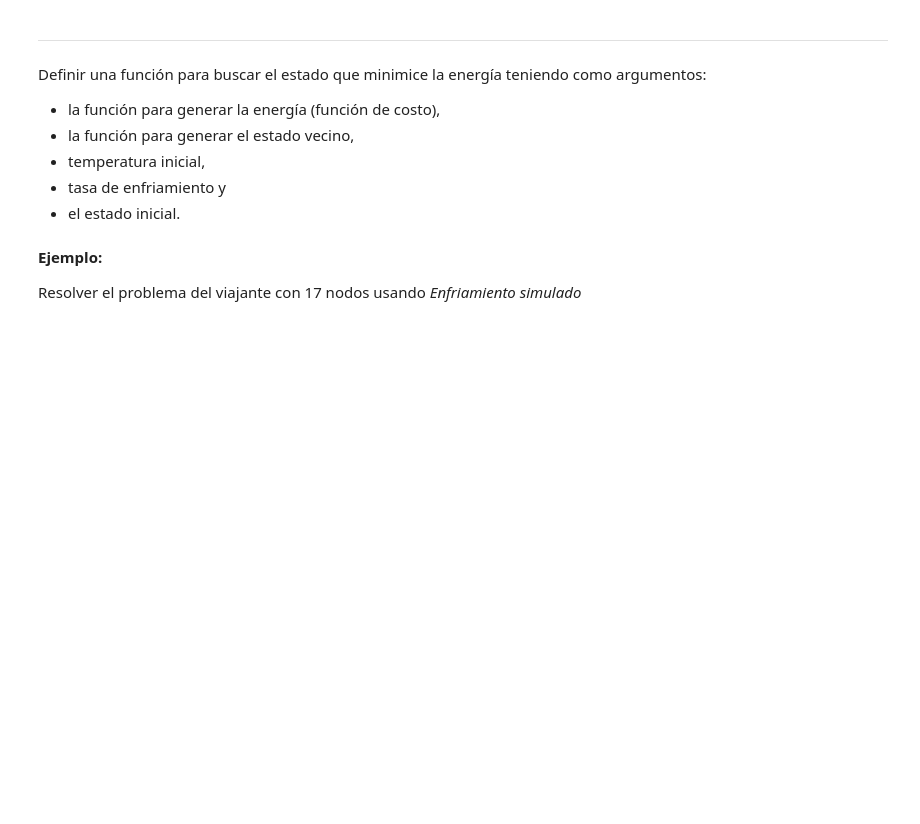
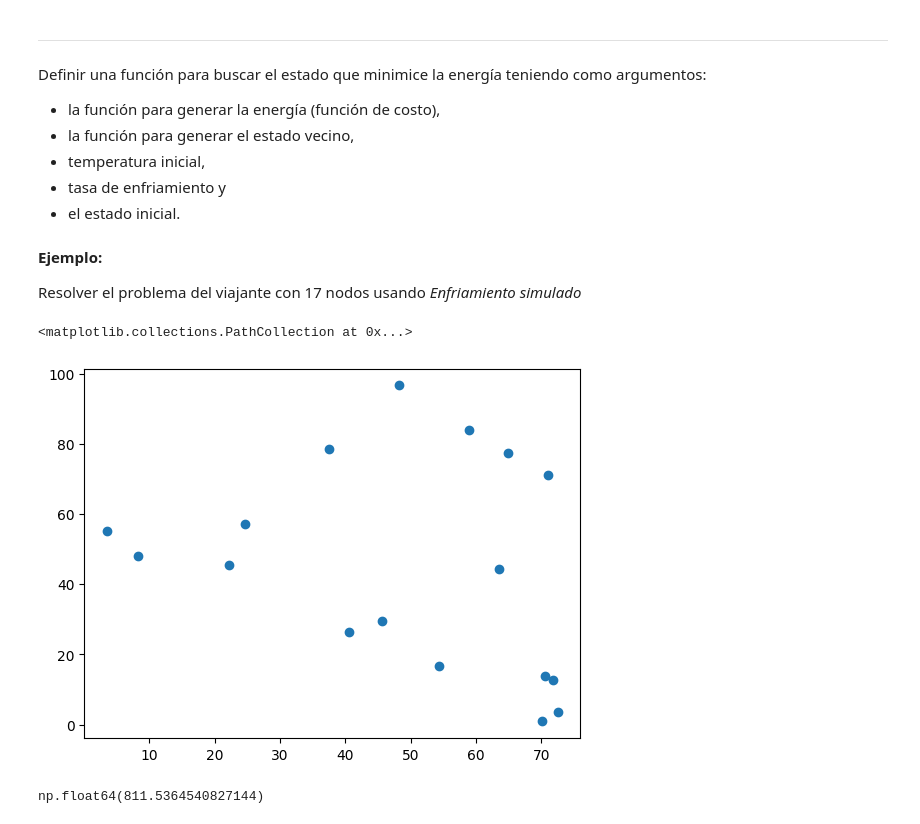
Before and after one commit to ArellanoMCarlos/SimMatO2025, a Jupyter notebook: Módulo 3 - Métodos de búsqueda/1 - Métodos de búsqueda.ipynb, the cells around one changed output. Cells and saved outputs as stored; diff of their text form; code cells hidden in the pictures; blank space fills up the shorter version.

```diff
--- a/Módulo 3 - Métodos de búsqueda/1 - Métodos de búsqueda.ipynb
+++ b/Módulo 3 - Métodos de búsqueda/1 - Métodos de búsqueda.ipynb
@@ -216,0 +276,6 @@ Resolver el problema del viajante con 17 nodos usando _Enfriamiento simulado_
+# %%
+ciudades=np.random.uniform(0,100,(17,2))
+plt.scatter(ciudades[:,0],ciudades[:,1])
+# %% [output]
+<matplotlib.collections.PathCollection at 0x...>
+[figure, added]
@@ -216,0 +294,4 @@ Resolver el problema del viajante con 17 nodos usando _Enfriamiento simulado_
+# %%
+distancia(estado0)
+# %% [output]
+np.float64(811.5364540827144)
```
Also changed, not shown: parts of 10 cells of this notebook.
